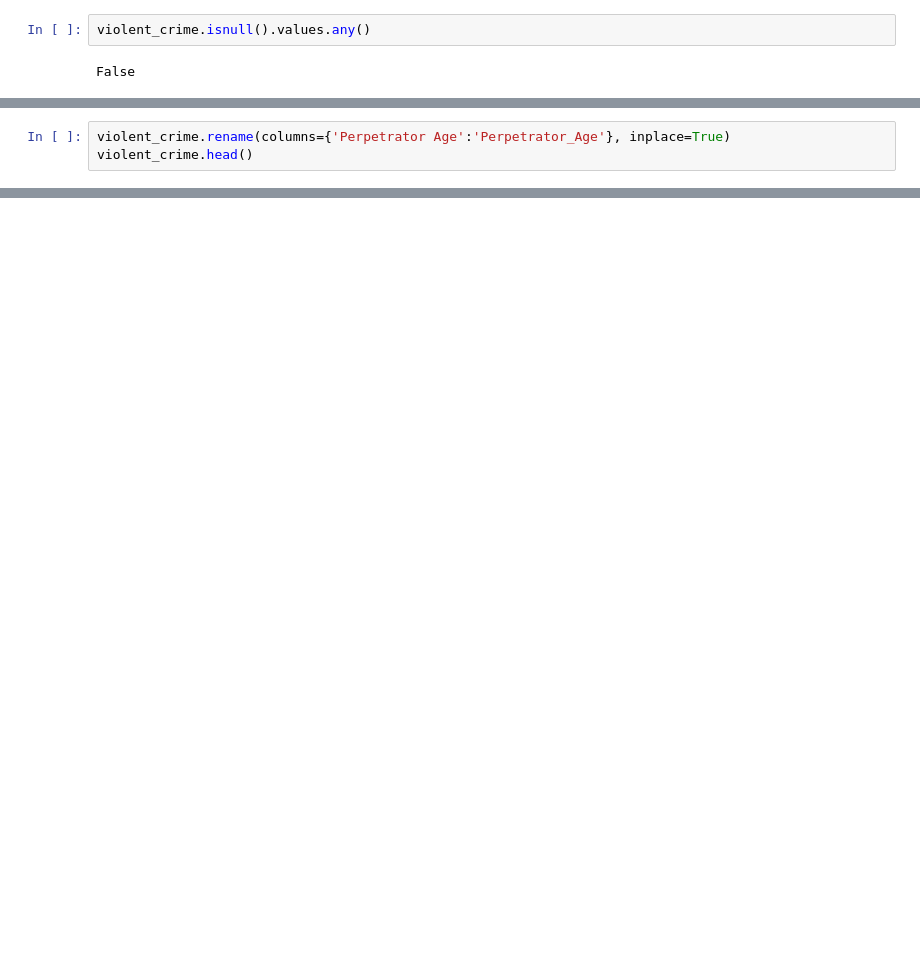
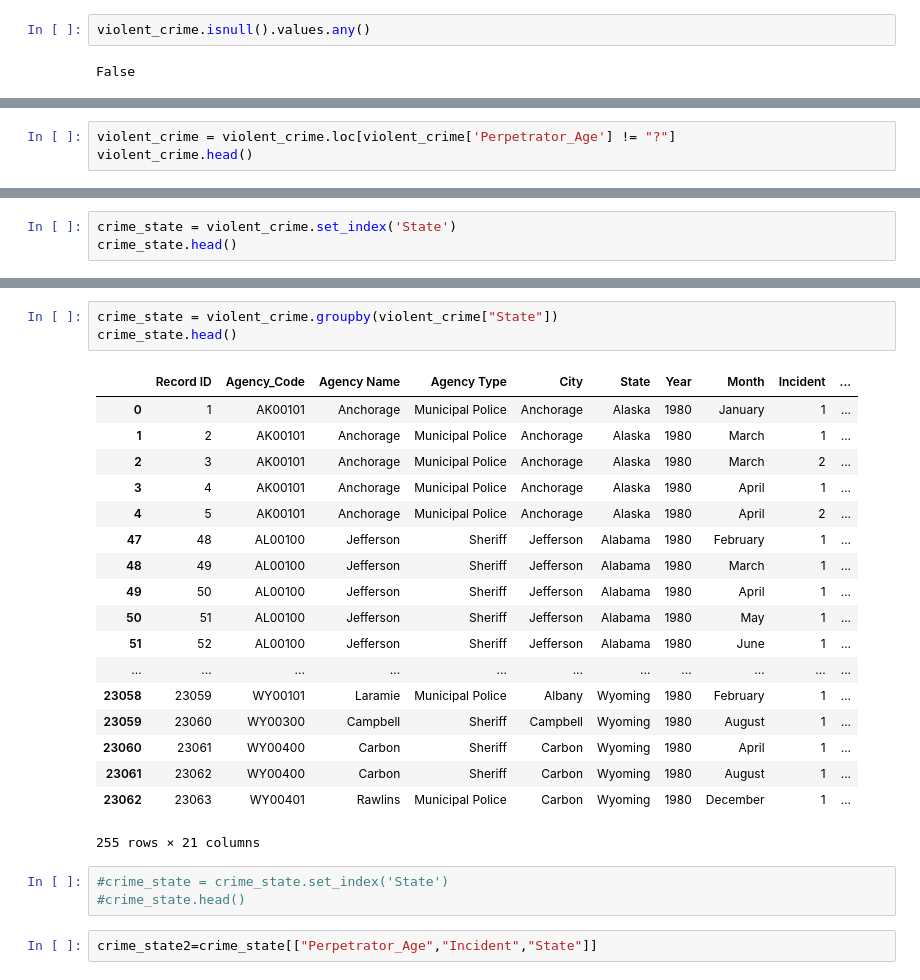
Before and after one commit to jjustin25/Crime-Project-1, a Jupyter notebook: crime_project_justin.ipynb, the cells around one changed output, grey strips where cells are left out. Cells and saved outputs as stored; diff of their text form; blank space fills up the shorter version.

```diff
--- a/crime_project_justin.ipynb
+++ b/crime_project_justin.ipynb
@@ -76,3 +84,3 @@ False
 # %%
-violent_crime.rename(columns={'Perpetrator Age':'Perpetrator_Age'}, inplace=True)
+violent_crime = violent_crime.loc[violent_crime['Perpetrator_Age'] != "?"]
 violent_crime.head()
@@ -88,0 +87,3 @@ violent_crime.head()
+# %%
+crime_state = violent_crime.set_index('State')
+crime_state.head()
@@ -88,0 +98,27 @@ violent_crime.head()
+# %%
+crime_state = violent_crime.groupby(violent_crime["State"])
+crime_state.head()
+# %% [output]
+|  | Record ID | Agency_Code | Agency Name | Agency Type | City | State | Year | Month | Incident | ... |
+| 0 | 1 | AK00101 | Anchorage | Municipal Police | Anchorage | Alaska | 1980 | January | 1 | ... |
+| 1 | 2 | AK00101 | Anchorage | Municipal Police | Anchorage | Alaska | 1980 | March | 1 | ... |
+| 2 | 3 | AK00101 | Anchorage | Municipal Police | Anchorage | Alaska | 1980 | March | 2 | ... |
+| 3 | 4 | AK00101 | Anchorage | Municipal Police | Anchorage | Alaska | 1980 | April | 1 | ... |
+| 4 | 5 | AK00101 | Anchorage | Municipal Police | Anchorage | Alaska | 1980 | April | 2 | ... |
+| 47 | 48 | AL00100 | Jefferson | Sheriff | Jefferson | Alabama | 1980 | February | 1 | ... |
+| 48 | 49 | AL00100 | Jefferson | Sheriff | Jefferson | Alabama | 1980 | March | 1 | ... |
+| 49 | 50 | AL00100 | Jefferson | Sheriff | Jefferson | Alabama | 1980 | April | 1 | ... |
+| 50 | 51 | AL00100 | Jefferson | Sheriff | Jefferson | Alabama | 1980 | May | 1 | ... |
+| 51 | 52 | AL00100 | Jefferson | Sheriff | Jefferson | Alabama | 1980 | June | 1 | ... |
+| ... | ... | ... | ... | ... | ... | ... | ... | ... | ... | ... |
+| 23058 | 23059 | WY00101 | Laramie | Municipal Police | Albany | Wyoming | 1980 | February | 1 | ... |
+| 23059 | 23060 | WY00300 | Campbell | Sheriff | Campbell | Wyoming | 1980 | August | 1 | ... |
+| 23060 | 23061 | WY00400 | Carbon | Sheriff | Carbon | Wyoming | 1980 | April | 1 | ... |
+| 23061 | 23062 | WY00400 | Carbon | Sheriff | Carbon | Wyoming | 1980 | August | 1 | ... |
+| 23062 | 23063 | WY00401 | Rawlins | Municipal Police | Carbon | Wyoming | 1980 | December | 1 | ... |
+255 rows × 21 columns
+# %%
+#crime_state = crime_state.set_index('State')
+#crime_state.head()
+# %%
+crime_state2=crime_state[["Perpetrator_Age","Incident","State"]]
```
Also changed, not shown: parts of 19 cells of this notebook, 1 other file.
